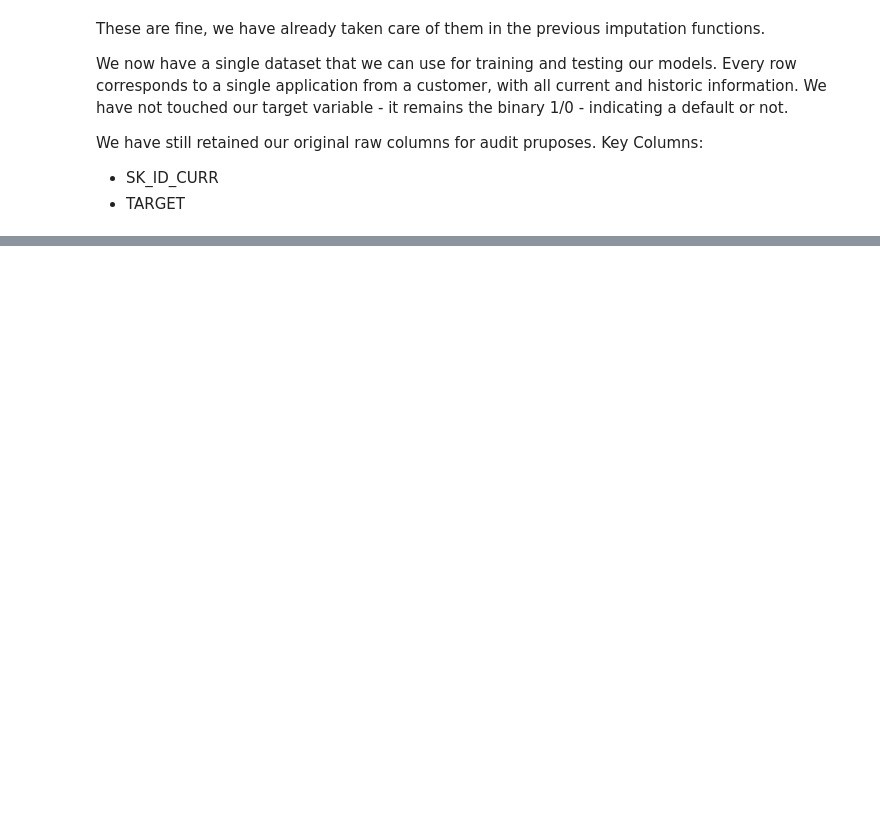
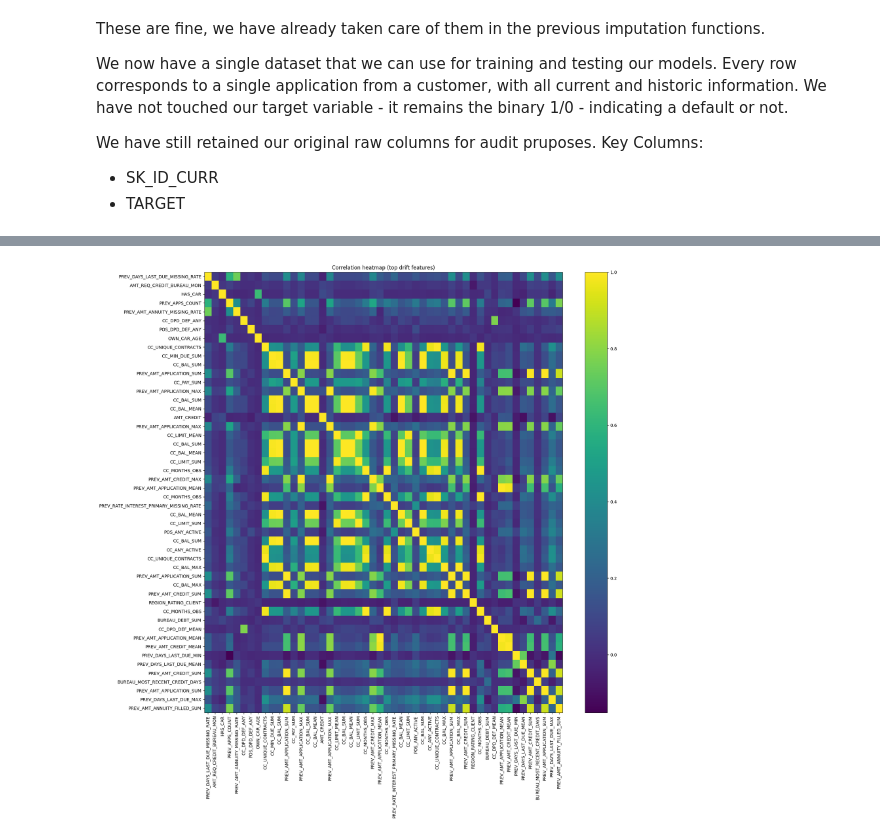
Before and after one commit to RPasch/CreditScoringProject, a Jupyter notebook: Notebooks/data_cleaning.ipynb, the cells around one changed output, grey strips where cells are left out. Drawn from its saved outputs; the diff is of its cells as text; code cells hidden in the pictures; blank space fills up the shorter version.

```diff
--- a/Notebooks/data_cleaning.ipynb
+++ b/Notebooks/data_cleaning.ipynb
@@ -900,14 +885,6 @@ cc_test_window  = prepare_credit_card_base(credit_card_test_df, cc_params)
 # %%
 def aggregate_previous_apps_to_curr(prev_df: pd.DataFrame) -> pd.DataFrame:
-    """
-    Aggregate previous_applications to one row per SK_ID_CURR.
 
-    Design goals (aligned to your other aggregators):
-    - No duplicate/uniqueness checks inside the aggregation function
-    - Simple aggregates: counts, sums/means/maxes, recency proxies
-    - Use *_FILLED columns if they exist (from your imputation step), otherwise raw
-    - Optional: status counts if NAME_CONTRACT_STATUS exists
-    """
     df = prev_df.copy()
 
     def pick(col_raw: str, col_filled: str) -> str:
@@ -986,14 +963,7 @@ def aggregate_previous_apps_to_curr(prev_df: pd.DataFrame) -> pd.DataFrame:
     return agg
 
 def aggregate_bureau_to_curr(bureau_df_windowed: pd.DataFrame, params: dict) -> pd.DataFrame:
-    """
-    Aggregate bureau to SK_ID_CURR (one row per customer), keeping complexity low:
-    - counts: number of bureau trades, number active
-    - recency: most recent DAYS_CREDIT and DAYS_CREDIT_UPDATE (closest to 0 => max)
-    - exposure: sums and ratios (debt/sum, debt/limit)
-    - overdue: any overdue days, max overdue days, max overdue amount
-    - restructuring: total prolong count
-    """
+
     df = bureau_df_windowed.copy()
     active_labels = set(params.get("active_labels", ["Active"]))
     eps = 1e-6
@@ -1039,16 +1009,7 @@ def aggregate_bureau_to_curr(bureau_df_windowed: pd.DataFrame, params: dict) ->
 
 
 def aggregate_pos_cash_to_curr(pos_df_windowed: pd.DataFrame, params: dict) -> pd.DataFrame:
-    """
-    Aggregate POS_CASH to SK_ID_CURR level (one row per customer) using simple, low-complexity features:
-    - number of months observed in last N months
-    - number of unique POS contracts
-    - whether any active contracts exist in the window
-    - delinquency: max, sum, mean, and "any delinquency" flag for SK_DPD_DEF
-    - recency: most recent month with delinquency (closest to 0)
 
-    Returns: DataFrame keyed by SK_ID_CURR.
-    """
     df = pos_df_windowed.copy()
     active_statuses = set(params.get("active_statuses", ["Active"]))
 
@@ -1088,15 +1049,7 @@ def aggregate_pos_cash_to_curr(pos_df_windowed: pd.DataFrame, params: dict) -> p
 
 
 def aggregate_credit_card_to_curr(cc_df_windowed: pd.DataFrame, params: dict) -> pd.DataFrame:
-    """
-    Aggregate credit_card_balance to SK_ID_CURR (one row per customer), keeping complexity low:
-    - months observed, unique contracts
-    - any active contract indicator
-    - balance/limit aggregates and utilization proxy
-    - payment behavior: payment-to-balance and payment-to-min-due
-    - delinquency: any/count/mean/max for SK_DPD_DEF
-    - recency: most recent month with balance>0 and most recent month with delinquency>0
-    """
+
     df = cc_df_windowed.copy()
     active_statuses = set(params.get("active_statuses", ["Active"]))
 
@@ -1736,0 +1844,4 @@ merged_test.to_csv("data/wrangled_data/merged_test.csv", index=False)
+# %%
+num_cols = merged_train.select_dtypes(include=["number"]).columns.tolist()
+num_cols = [c for c in num_cols if c not in ["SK_ID_CURR"]]  # keep simple
+corr_pairs = high_corr_pairs(merged_train, num_cols, thresh=0.8)
@@ -1736,0 +1866,6 @@ merged_test.to_csv("data/wrangled_data/merged_test.csv", index=False)
+# %%
+# pick a small set, e.g. top drifted features:
+top_feats = corr_pairs["f1"].head(50).tolist()
+corr_heatmap(merged_train, top_feats, "Correlation heatmap (top drift features)")
+# %% [output]
+[figure, added]
```
Also changed, not shown: parts of 25 cells of this notebook, 6 other files.
